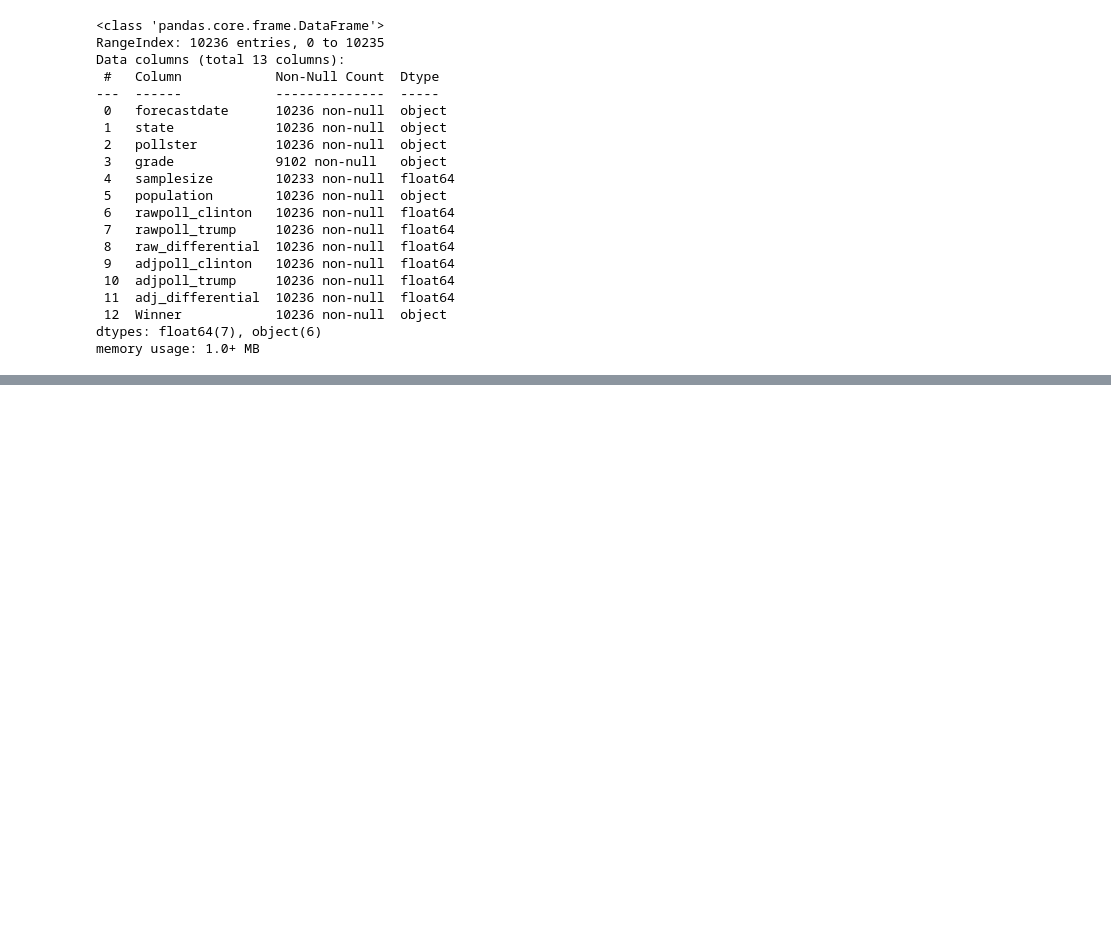
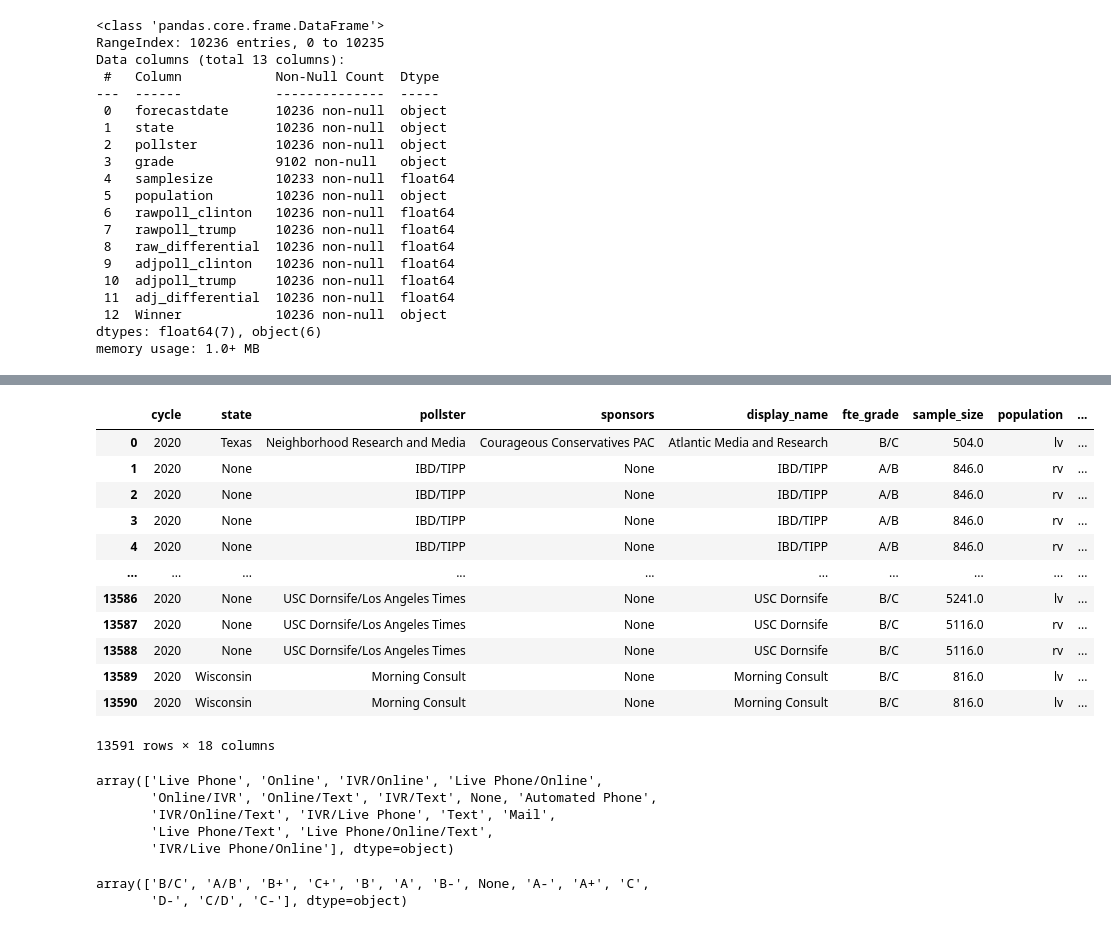
Before and after one commit to aspotter99/Elections, a Jupyter notebook: notebooks/explore_poll_data.ipynb, the cells around one changed output, grey strips where cells are left out. Saved outputs shown, nothing was run; the diff lists cells and outputs as text; code cells hidden in the pictures; blank space fills up the shorter version.

```diff
--- a/notebooks/explore_poll_data.ipynb
+++ b/notebooks/explore_poll_data.ipynb
@@ -114 +114,35 @@ Index(['index', 'question_id', 'poll_id', 'cycle', 'state', 'pollster_id',
       dtype='object')
+# %%
+biden_polls = pd.read_sql('''SELECT cycle, state, pollster, sponsors, display_name, fte_grade, sample_size, population, population_full,
+                             methodology, office_type, end_date, sponsor_candidate, internal, partisan, notes, candidate_name, pct
+                          FROM trumpbiden
+                          WHERE candidate_name like '%Trump' OR candidate_name like '%Biden Jr.'
+                          ORDER BY end_date, state, pollster''',conn)
+biden_polls
+# %% [output]
+|  | cycle | state | pollster | sponsors | display_name | fte_grade | sample_size | population | ... |
+| 0 | 2020 | Texas | Neighborhood Research and Media | Courageous Conservatives PAC | Atlantic Media and Research | B/C | 504.0 | lv | ... |
+| 1 | 2020 | None | IBD/TIPP | None | IBD/TIPP | A/B | 846.0 | rv | ... |
+| 2 | 2020 | None | IBD/TIPP | None | IBD/TIPP | A/B | 846.0 | rv | ... |
+| 3 | 2020 | None | IBD/TIPP | None | IBD/TIPP | A/B | 846.0 | rv | ... |
+| 4 | 2020 | None | IBD/TIPP | None | IBD/TIPP | A/B | 846.0 | rv | ... |
+| ... | ... | ... | ... | ... | ... | ... | ... | ... | ... |
+| 13586 | 2020 | None | USC Dornsife/Los Angeles Times | None | USC Dornsife | B/C | 5241.0 | lv | ... |
+| 13587 | 2020 | None | USC Dornsife/Los Angeles Times | None | USC Dornsife | B/C | 5116.0 | rv | ... |
+| 13588 | 2020 | None | USC Dornsife/Los Angeles Times | None | USC Dornsife | B/C | 5116.0 | rv | ... |
+| 13589 | 2020 | Wisconsin | Morning Consult | None | Morning Consult | B/C | 816.0 | lv | ... |
+| 13590 | 2020 | Wisconsin | Morning Consult | None | Morning Consult | B/C | 816.0 | lv | ... |
+13591 rows × 18 columns
+# %%
+biden_polls['methodology'].unique()
+# %% [output]
+array(['Live Phone', 'Online', 'IVR/Online', 'Live Phone/Online',
+       'Online/IVR', 'Online/Text', 'IVR/Text', None, 'Automated Phone',
+       'IVR/Online/Text', 'IVR/Live Phone', 'Text', 'Mail',
+       'Live Phone/Text', 'Live Phone/Online/Text',
+       'IVR/Live Phone/Online'], dtype=object)
+# %%
+biden_polls['fte_grade'].unique()
+# %% [output]
+array(['B/C', 'A/B', 'B+', 'C+', 'B', 'A', 'B-', None, 'A-', 'A+', 'C',
+       'D-', 'C/D', 'C-'], dtype=object)
```
Also changed, not shown: parts of 3 cells of this notebook, 2 other files.
